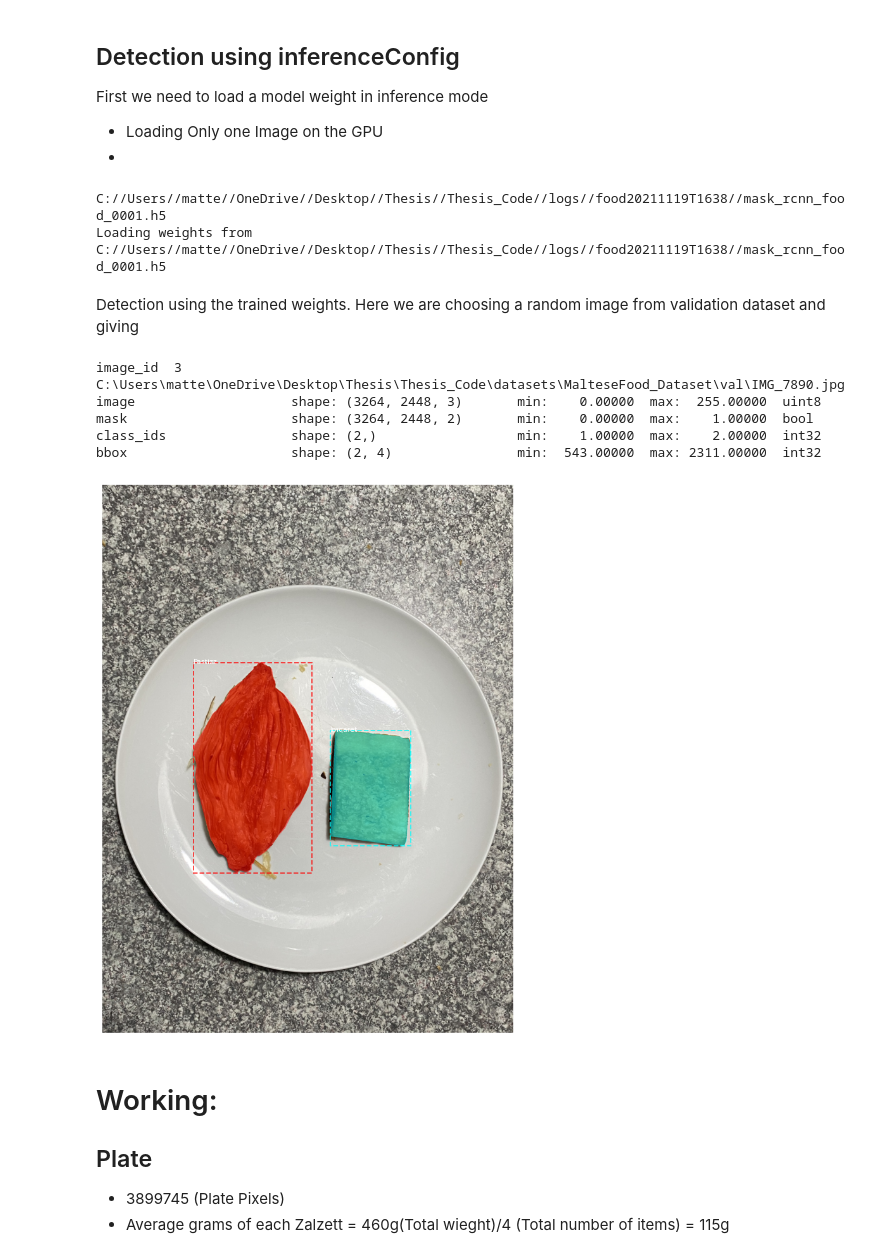
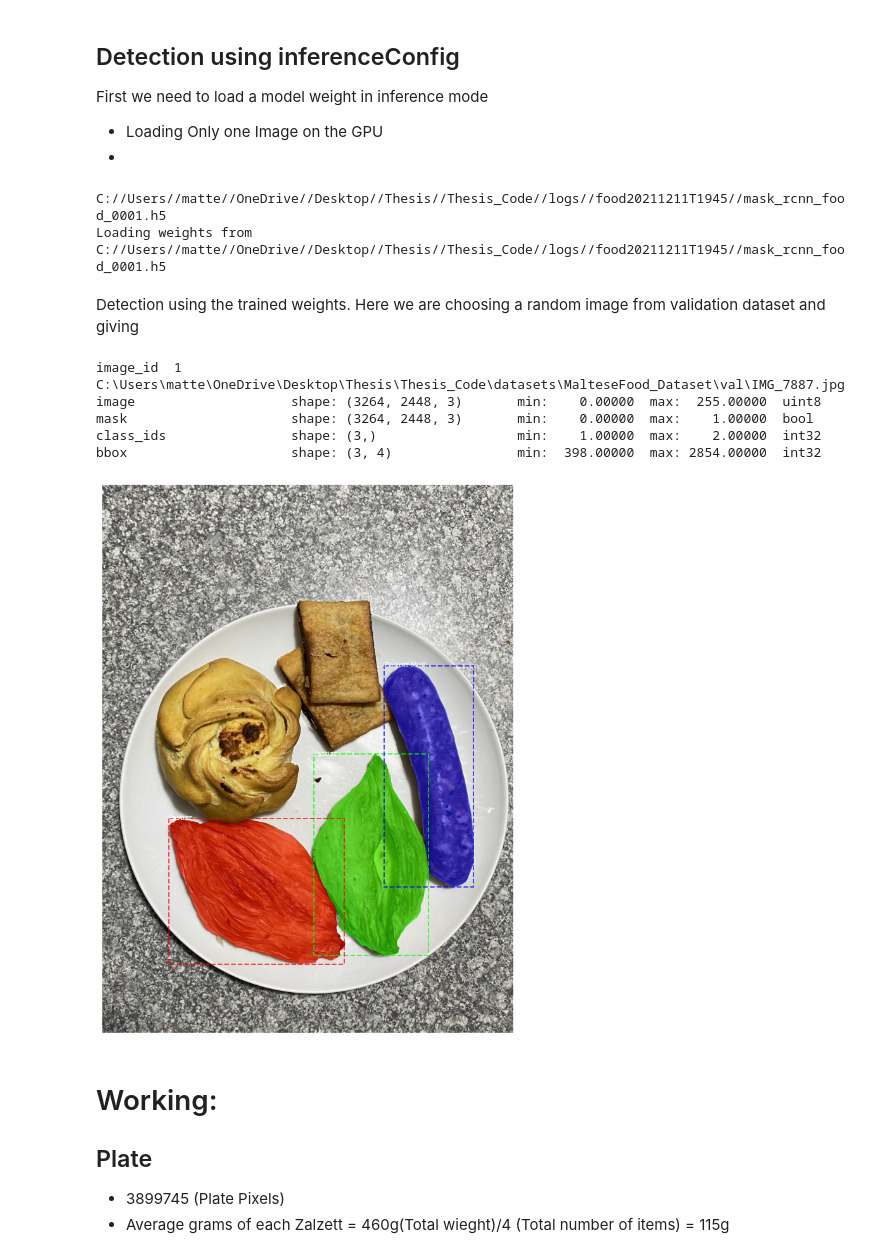
Before and after one commit to MatteiVella/Thesis, a Jupyter notebook: Thesis_Code/food_mask/image_based_food_calorie_estimation .ipynb, the cells around one changed output. Saved outputs shown, nothing was run; the diff lists cells and outputs as text; code cells hidden in the pictures.

```diff
--- a/Thesis_Code/food_mask/image_based_food_calorie_estimation .ipynb
+++ b/Thesis_Code/food_mask/image_based_food_calorie_estimation .ipynb
@@ -168,47 +192,47 @@ model = modellib.MaskRCNN(mode="inference",
                           config=inference_config,
                           model_dir=MODEL_DIR)
 
-model_path='C://Users//matte//OneDrive//Desktop//Thesis//Thesis_Code//logs//food20211119T1638//mask_rcnn_food_0001.h5'
+model_path='C://Users//matte//OneDrive//Desktop//Thesis//Thesis_Code//logs//food20211211T1945//mask_rcnn_food_0001.h5'
 #model_path='C://Users//matte//OneDrive//Desktop//Thesis//Thesis_Code//logs//food20211111T1013//mask_rcnn_food_0001.h5'
 print(model_path)
 print("Loading weights from ", model_path)
 
 model.load_weights(model_path, by_name=True)
 # %% [output]
-C://Users//matte//OneDrive//Desktop//Thesis//Thesis_Code//logs//food20211119T1638//mask_rcnn_food_0001.h5
-Loading weights from  C://Users//matte//OneDrive//Desktop//Thesis//Thesis_Code//logs//food20211119T1638//mask_rcnn_food_0001.h5
+C://Users//matte//OneDrive//Desktop//Thesis//Thesis_Code//logs//food20211211T1945//mask_rcnn_food_0001.h5
+Loading weights from  C://Users//matte//OneDrive//Desktop//Thesis//Thesis_Code//logs//food20211211T1945//mask_rcnn_food_0001.h5
 # %% [markdown]
 Detection using the trained weights. Here we are choosing a random image from validation dataset and giving
 # %%
 #random.seed(9)
 #Image_id 5 is good
-image_id = 3#random.choice(dataset_val
+image_id = 1#random.choice(dataset_val
            #               .image_ids)
 #image_id = 59
 image = dataset_val.load_image(image_id)
 mask, class_ids = dataset_val.load_mask(image_id)
 # Compute Bounding box
 bbox = utils.extract_bboxes(mask)
 
 # Display image and additional stats
 print("image_id ", image_id, dataset_val.image_reference(image_id))
 log("image", image)
 log("mask", mask)
 log("class_ids", class_ids)
 log("bbox", bbox)
 #("Image Id ",image_id)
 
 # Display image and instances
 visualize.display_instances(image, bbox, mask, class_ids, dataset_val.class_names)
 
 original_image=image
 # %% [output]
-image_id  3 C:\Users\matte\OneDrive\Desktop\Thesis\Thesis_Code\datasets\MalteseFood_Dataset\val\IMG_7890.jpg
+image_id  1 C:\Users\matte\OneDrive\Desktop\Thesis\Thesis_Code\datasets\MalteseFood_Dataset\val\IMG_7887.jpg
 image                    shape: (3264, 2448, 3)       min:    0.00000  max:  255.00000  uint8
-mask                     shape: (3264, 2448, 2)       min:    0.00000  max:    1.00000  bool
-class_ids                shape: (2,)                  min:    1.00000  max:    2.00000  int32
-bbox                     shape: (2, 4)                min:  543.00000  max: 2311.00000  int32
+mask                     shape: (3264, 2448, 3)       min:    0.00000  max:    1.00000  bool
+class_ids                shape: (3,)                  min:    1.00000  max:    2.00000  int32
+bbox                     shape: (3, 4)                min:  398.00000  max: 2854.00000  int32
-[figure, old version]
+[figure, new version]
 # %% [markdown]
 # Working:
 ## Plate
```
Also changed, not shown: parts of 5 cells of this notebook, 5 other files.
